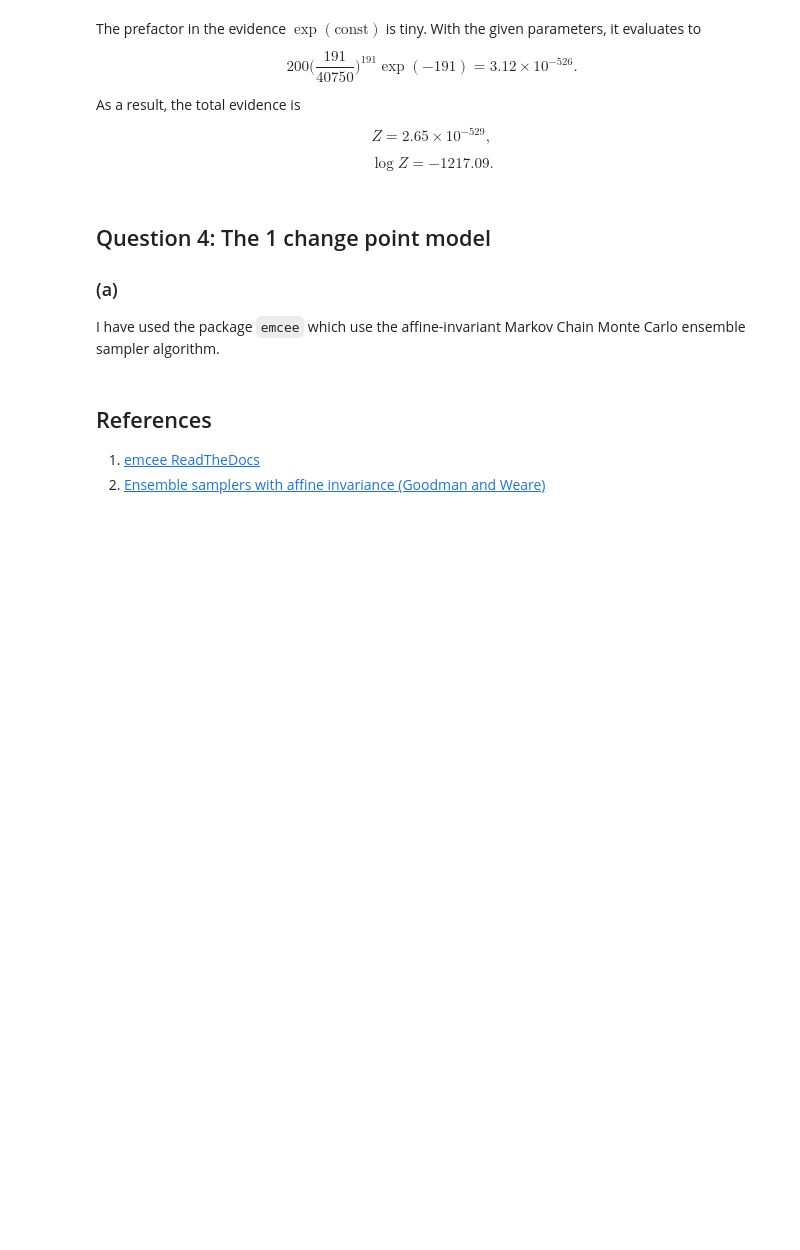
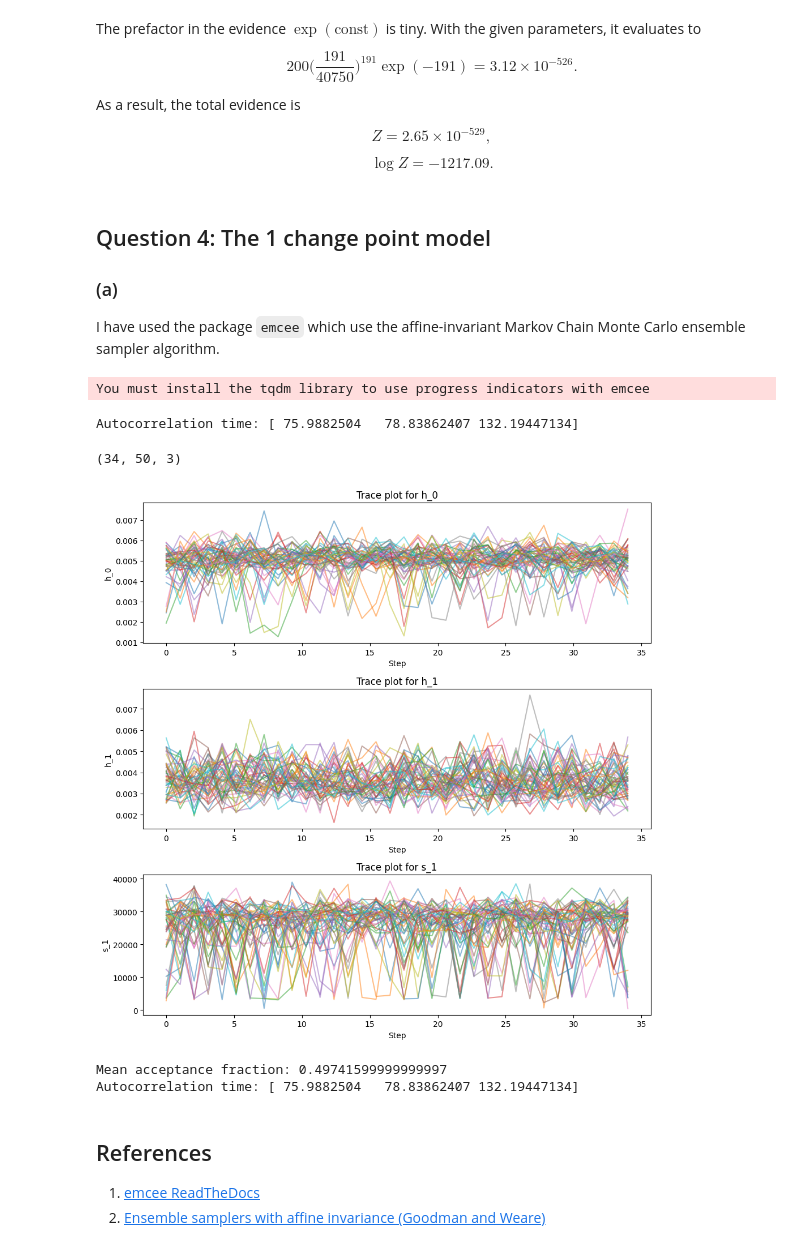
Before and after one commit to AlexBM173/apb86_S2, a Jupyter notebook: draft.ipynb, the cells around one changed output. Drawn from its saved outputs; the diff is of its cells as text; code cells hidden in the pictures; blank space fills up the shorter version.

```diff
--- a/draft.ipynb
+++ b/draft.ipynb
@@ -185,6 +185,81 @@ As a result, the total evidence is
 I have used the package `emcee` which use the affine-invariant Markov Chain Monte Carlo ensemble sampler algorithm.
 # %%
 import emcee
+
+alpha = 1
+beta = 200
+
+# The change point s_1 is a parameter of the model. The others are h_0 and h_1. We need to count the number of accidents occuring before and after the change
+# point s_1, denoted n_0 and n_1 respectively. We also need to calculate the total time spent before and after the change point, denoted T_0 and T_1
+# respectively. The likelihood of the data given the parameters can be expressed as:
+# L(h_0, h_1, s_1) = (h_0^n_0 * exp(-h_0 * T_0)) * (h_1^n_1 * exp(-h_1 * T_1))
+
+def log_likelihood(h_0, h_1, s_1):
+    n_0 = len(flattened_data_cumulative[flattened_data_cumulative <= s_1])
+    n_1 = len(flattened_data_cumulative[flattened_data_cumulative > s_1])
+    T_0 = s_1
+    T_1 = total_period - s_1
+    log_likelihood_value = n_0 * np.log(h_0) - h_0 * T_0 + n_1 * np.log(h_1) - h_1 * T_1
+    if h_0 <= 0 or h_1 <= 0 or s_1 <= 0 or s_1 >= total_period:
+        return -np.inf  # Log of zero probability
+    else:
+        return log_likelihood_value
+
+def log_prior(h_0, h_1, s_1):
+    if h_0 <= 0 or h_1 <= 0 or s_1 <= 0 or s_1 >= total_period:
+        return -np.inf  # Log of zero probability
+    else:
+        return alpha * np.log(beta) - beta * h_0 + alpha * np.log(beta) - beta * h_1 + np.log(s_1) + np.log(total_period - s_1) - 3 * np.log(total_period)
+
+def log_posterior(params):
+    h_0, h_1, s_1 = params
+    return log_prior(h_0, h_1, s_1) + log_likelihood(h_0, h_1, s_1)
+
+ndim = 3
+nwalkers = 50
+initial_guess = [mean_rate_year, mean_rate_year, total_period / 2]
+initial_pos = initial_guess + 1e-4 * np.random.randn(nwalkers, ndim)
+
+sampler = emcee.EnsembleSampler(nwalkers, ndim, log_posterior)
+sampler.run_mcmc(initial_pos, 10000, progress=True)
+autocorr_time = sampler.get_autocorr_time()
+print(f"Autocorrelation time: {autocorr_time}")
+thinning_factor = int(np.max(autocorr_time)) * 2
+samples = sampler.get_chain(discard=1000, thin=thinning_factor, flat=False)
+h_0_samples = samples[:, :, 0]
+h_1_samples = samples[:, :, 1]
+s_1_samples = samples[:, :, 2]
+# %% [output]
+You must install the tqdm library to use progress indicators with emcee
+Autocorrelation time: [ 75.9882504   78.83862407 132.19447134]
+# %%
+fig, ax = plt.subplots(3, 1, figsize=(10, 10))
+steps = np.linspace(0, len(samples), len(samples))
+print(np.shape(samples))
+for j in range(ndim):
+    for i in range(nwalkers):
+        ax[j].plot(steps, samples[:, i, j], alpha=0.5)
+    ax[j].set_xlabel("Step")
+ax[0].set_ylabel(f"h_0")
+ax[1].set_ylabel(f"h_1")
+ax[2].set_ylabel(f"s_1")
+ax[0].set_title(f"Trace plot for h_0")
+ax[1].set_title(f"Trace plot for h_1")
+ax[2].set_title(f"Trace plot for s_1")
+
+plt.tight_layout()
+plt.show()
+# %% [output]
+(34, 50, 3)
+[figure, added]
+# %%
+# Diagnostics
+
+print("Mean acceptance fraction:", np.mean(sampler.acceptance_fraction))
+print("Autocorrelation time:", sampler.get_autocorr_time())
+# %% [output]
+Mean acceptance fraction: 0.49741599999999997
+Autocorrelation time: [ 75.9882504   78.83862407 132.19447134]
 # %% [markdown]
 ## References
 
```
Also changed, not shown: parts of 2 cells of this notebook.
